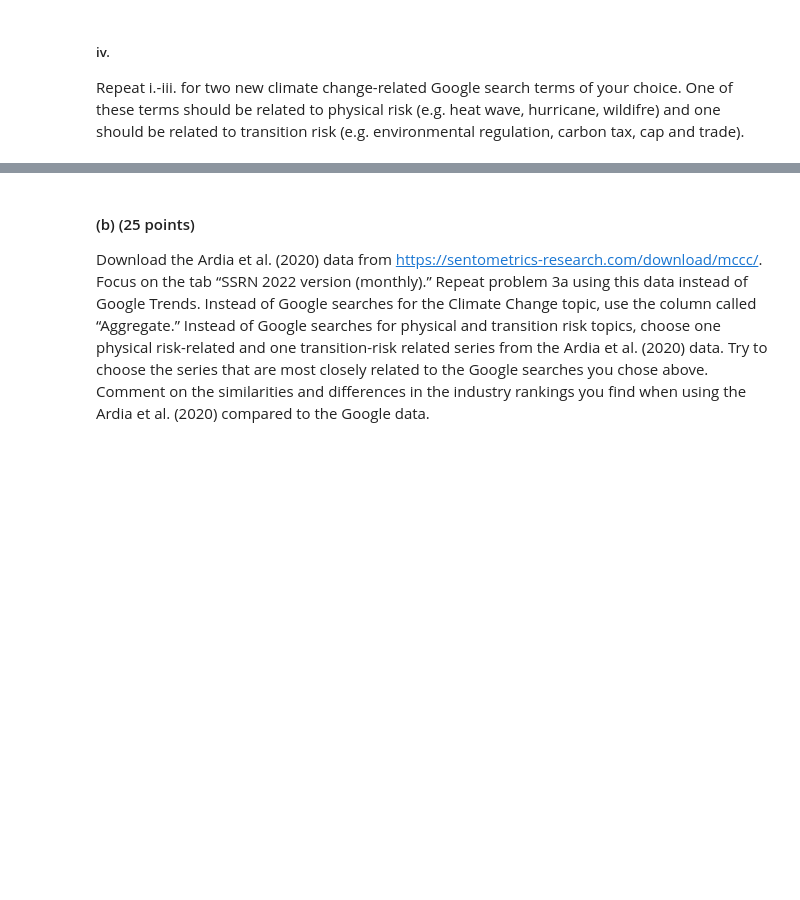
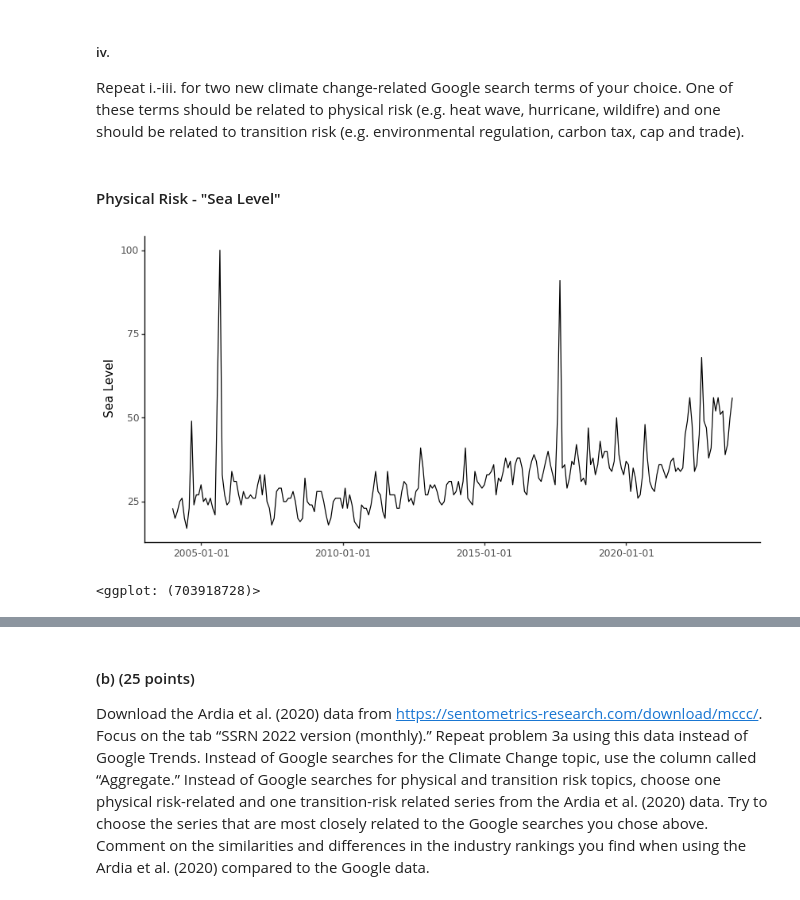
Before and after one commit to alanwake47/FINM-35000-Topics-in-Econ, a Jupyter notebook: week1/hw1/HW1_G2.ipynb, the cells around one changed output, grey strips where cells are left out. Drawn from its saved outputs; the diff is of its cells as text; code cells hidden in the pictures; blank space fills up the shorter version.

```diff
--- a/week1/hw1/HW1_G2.ipynb
+++ b/week1/hw1/HW1_G2.ipynb
@@ -54,3 +583,16 @@ Comment on the ordering of the industries. Is it in line with what you would hav
 # %% [markdown]
 ##### iv.
 Repeat i.-iii. for two new climate change-related Google search terms of your choice. One of these terms should be related to physical risk (e.g. heat wave, hurricane, wildifre) and one should be related to transition risk (e.g. environmental regulation, carbon tax, cap and trade).
+# %% [markdown]
+#### Physical Risk - "Sea Level"
+# %%
+df_google_trends1 = pd.read_csv("multiTimeline1.csv",skiprows=2, index_col=0, parse_dates=True)
+
+#Rename column to climate change
+df_google_trends1 = df_google_trends1.rename(columns={'Sea Level: (United States)': 'Sea Level'})
+#PLot the google trends data using ggplot
+p2 = (ggplot(df_google_trends1, aes(x=df_google_trends1.index, y="Sea Level"))+ p9.geom_line() + p9.theme_classic() + p9.theme(figure_size=(10, 5)))
+p2
+# %% [output]
+[figure, added]
+<ggplot: (703918728)>
```
Also changed, not shown: parts of 78 cells of this notebook, 7 other files.
